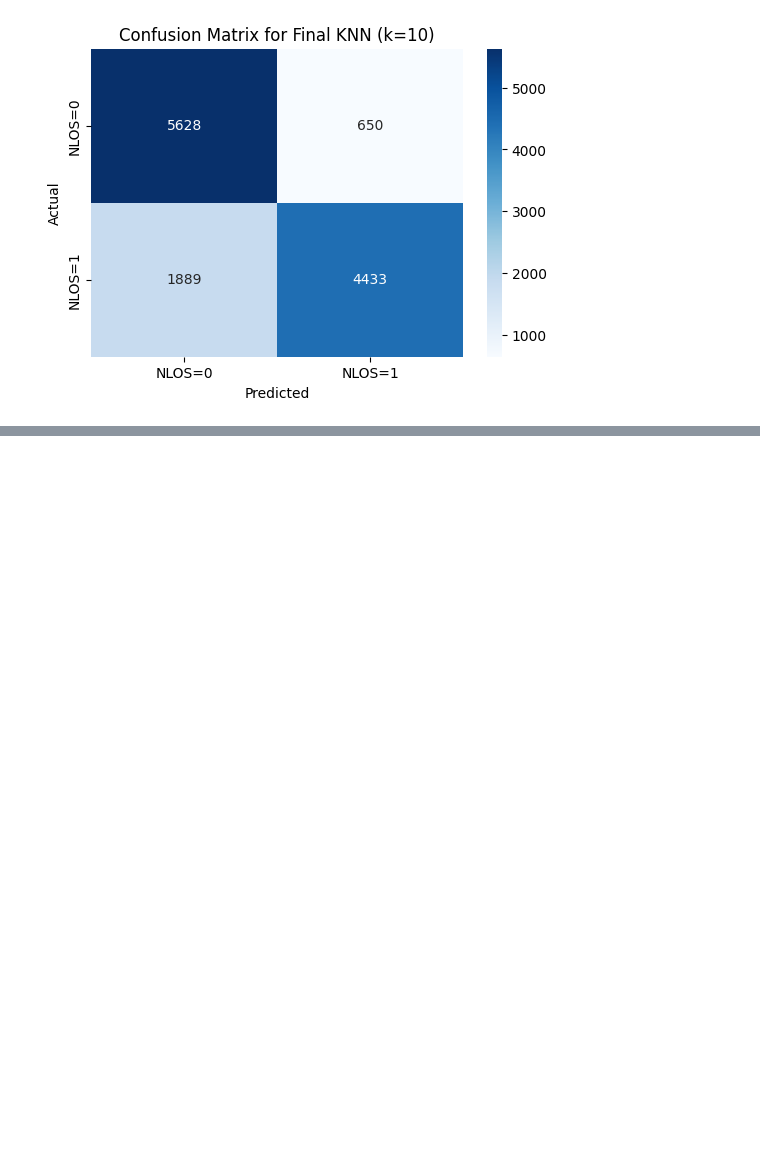
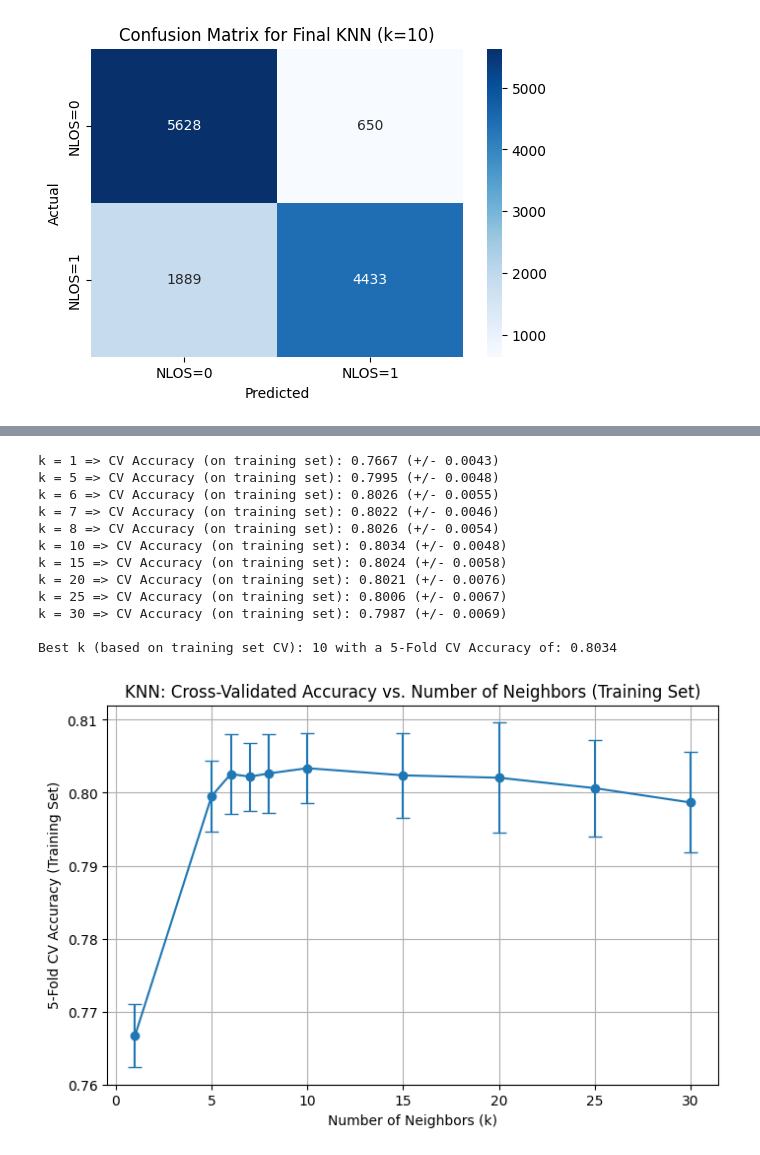
Before and after one commit to jaywmz/UWB-LOS-NLOS-Data-Analytics, a Jupyter notebook: models/NLOS_classfier_mining_knn.ipynb, the cells around one changed output, grey strips where cells are left out. Drawn from its saved outputs; the diff is of its cells as text; code cells hidden in the pictures; blank space fills up the shorter version.

```diff
--- a/models/NLOS_classfier_mining_knn.ipynb
+++ b/models/NLOS_classfier_mining_knn.ipynb
@@ -218,0 +314,47 @@ Confusion Matrix:
+# %%
+from sklearn.neighbors import KNeighborsClassifier
+from sklearn.model_selection import cross_val_score
+import matplotlib.pyplot as plt
+import numpy as np
+
+# Define the k values to test
+num_neighbors = [1, 5, 6, 7, 8, 10, 15, 20, 25, 30]
+cv_mean_scores = []
+cv_std_scores = []
+
+# Loop through each k value and perform 5-fold cross-validation on the training set
+for k in num_neighbors:
+    knn = KNeighborsClassifier(n_neighbors=k, metric='minkowski', p=2)
+    scores = cross_val_score(knn, X_train, y_train, cv=5, scoring='accuracy')
+    cv_mean_scores.append(scores.mean())
+    cv_std_scores.append(scores.std())
+    print(f"k = {k} => CV Accuracy (on training set): {scores.mean():.4f} (+/- {scores.std():.4f})")
+
+# Identify the best k value based on cross-validation on the training set
+best_index = np.argmax(cv_mean_scores)
+best_k = num_neighbors[best_index]
+best_accuracy = cv_mean_scores[best_index]
+print(f"\nBest k (based on training set CV): {best_k} with a 5-Fold CV Accuracy of: {best_accuracy:.4f}")
+
+# Plot the cross-validation results with error bars showing the standard deviation
+plt.figure(figsize=(8,5))
+plt.errorbar(num_neighbors, cv_mean_scores, yerr=cv_std_scores, fmt='o-', capsize=5)
+plt.xlabel('Number of Neighbors (k)')
+plt.ylabel('5-Fold CV Accuracy (Training Set)')
+plt.title('KNN: Cross-Validated Accuracy vs. Number of Neighbors (Training Set)')
+plt.grid(True)
+plt.show()
+# %% [output]
+k = 1 => CV Accuracy (on training set): 0.7667 (+/- 0.0043)
+k = 5 => CV Accuracy (on training set): 0.7995 (+/- 0.0048)
+k = 6 => CV Accuracy (on training set): 0.8026 (+/- 0.0055)
+k = 7 => CV Accuracy (on training set): 0.8022 (+/- 0.0046)
+k = 8 => CV Accuracy (on training set): 0.8026 (+/- 0.0054)
+k = 10 => CV Accuracy (on training set): 0.8034 (+/- 0.0048)
+k = 15 => CV Accuracy (on training set): 0.8024 (+/- 0.0058)
+k = 20 => CV Accuracy (on training set): 0.8021 (+/- 0.0076)
+k = 25 => CV Accuracy (on training set): 0.8006 (+/- 0.0067)
+k = 30 => CV Accuracy (on training set): 0.7987 (+/- 0.0069)
+
+Best k (based on training set CV): 10 with a 5-Fold CV Accuracy of: 0.8034
+[figure, added]
```
Also changed, not shown: parts of 17 cells of this notebook, 1 other file.
